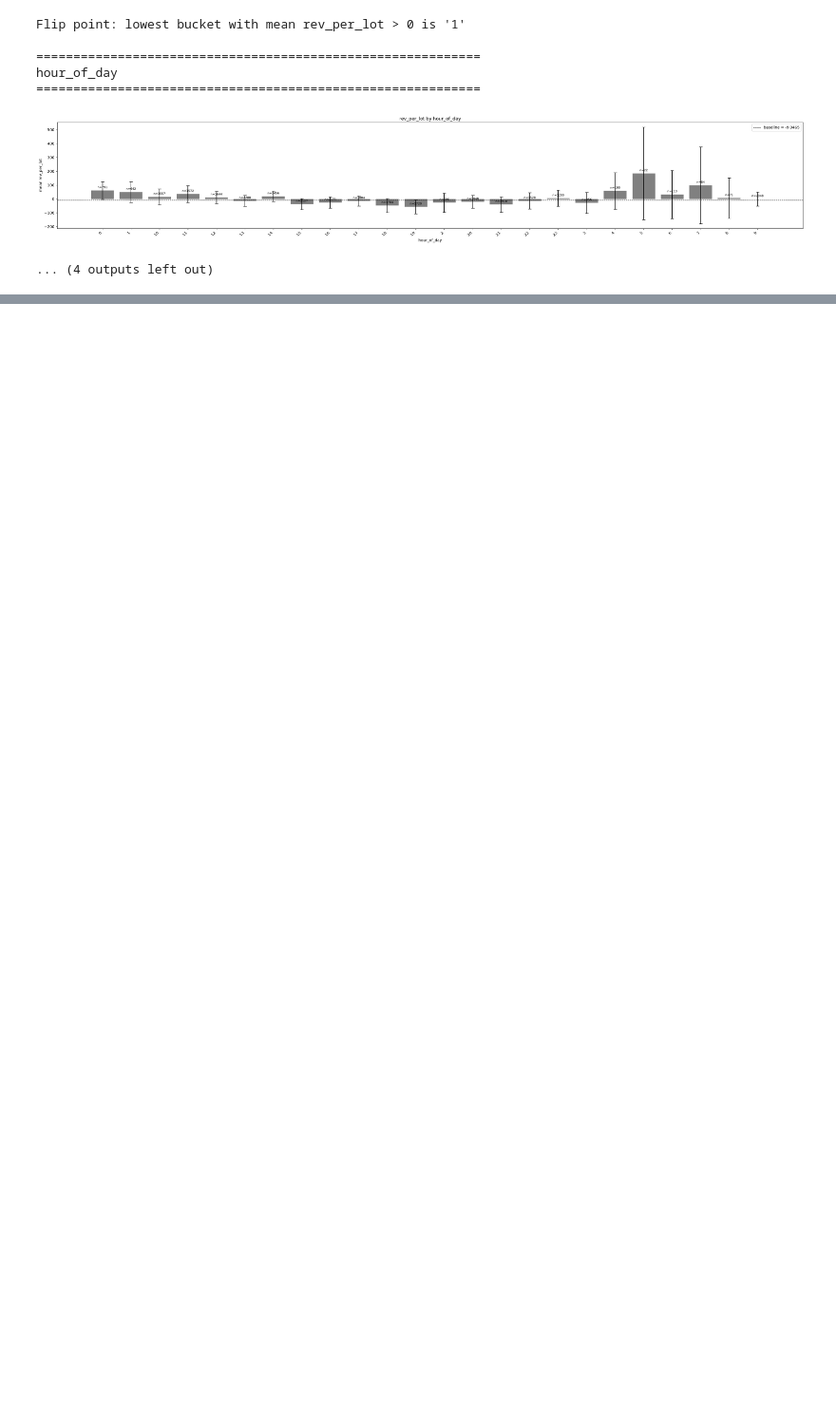
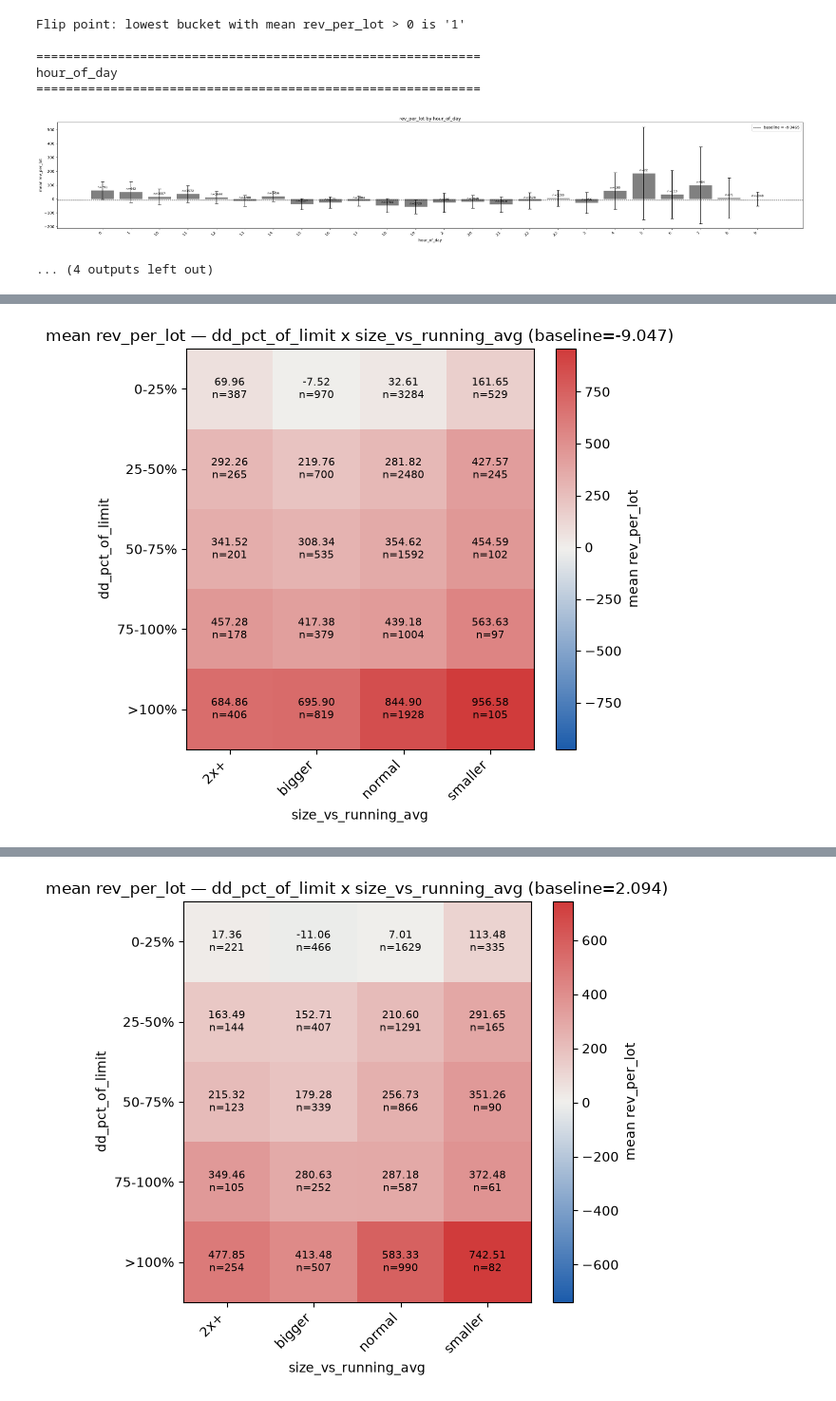
Before and after one commit to aanya006/C22-veNTUre-project, a Jupyter notebook: notebooks/EDA.ipynb, the cells around one changed output, grey strips where cells are left out. Shown at 95% size. Saved outputs shown, nothing was run; the diff lists cells and outputs as text; code cells hidden in the pictures; blank space fills up the shorter version.

```diff
--- a/notebooks/EDA.ipynb
+++ b/notebooks/EDA.ipynb
@@ -876,0 +1507,68 @@ hour_of_day
+# %%
+# Track C: cross-family interaction — dd_pct_of_limit (Track A survivor axis,
+# loss-accumulation family) x size_vs_running_avg (independent family, flat in
+# Method 2's own single-variable sweep). Same bin edges as Method 2.
+
+var_specs["dd_pct_of_limit"] = ([0, .25, .5, .75, 1.0, 100], ["0-25%", "25-50%", "50-75%", "75-100%", ">100%"])
+
+
+def top_row_spread(cell_stats, mean_grid, row_var, col_var, label):
+    top_row_label = mean_grid.index[-1]  # deepest-drawdown bucket, i.e. highest dd_pct_of_limit bin
+    top_row_cells = cell_stats[cell_stats["_row"] == top_row_label].sort_values("_col")
+
+    print(f"\n{'=' * 70}\nWithin top drawdown row ('{top_row_label}') — {label}\n"
+          f"spread of mean rev_per_lot across {col_var} buckets\n{'=' * 70}")
+    print(top_row_cells[["_col", "mean", "n", "ci_low", "ci_high"]].to_string(index=False))
+
+    valid = top_row_cells.dropna(subset=["mean"])
+    spread = valid["mean"].max() - valid["mean"].min()
+    hi = valid.loc[valid["mean"].idxmax()]
+    lo = valid.loc[valid["mean"].idxmin()]
+    overlap = not (hi["ci_low"] > lo["ci_high"] or lo["ci_low"] > hi["ci_high"])
+
+    print(f"\nSpread (max - min mean rev_per_lot) within top drawdown row: {spread:.4f}")
+    print(f"  Highest: {hi['_col']} (mean={hi['mean']:.4f}, CI=[{hi['ci_low']:.4f}, {hi['ci_high']:.4f}], n={int(hi['n'])})")
+    print(f"  Lowest:  {lo['_col']} (mean={lo['mean']:.4f}, CI=[{lo['ci_low']:.4f}, {lo['ci_high']:.4f}], n={int(lo['n'])})")
+
+    if overlap:
+        verdict = "FLAT"
+        print(f"\nVerdict ({label}): FLAT across size — drawdown alone carries the signal; "
+              f"size_vs_running_avg adds nothing extra within high drawdown.")
+    else:
+        verdict = "NOT FLAT"
+        print(f"\nVerdict ({label}): NOT FLAT — size_vs_running_avg meaningfully modulates "
+              f"reversibility even within high drawdown (a real cross-family interaction).")
+
+    return top_row_label, spread, verdict
+
+
+# --- discovery ---
+cell_stats, mean_grid, sum_grid, n_grid, _ = interaction_grid(
+    "dd_pct_of_limit", "size_vs_running_avg", df=discovery_df, label="DISCOVERY"
+)
+plot_heatmap(mean_grid, n_grid, "dd_pct_of_limit", "size_vs_running_avg", discovery_baseline)
+
+hot = hottest_cell(cell_stats, min_n=100)
+if hot is not None:
+    print(f"\nHottest cell (n>=100): dd_pct_of_limit={hot['_row']}, size_vs_running_avg={hot['_col']} "
+          f"-> mean rev_per_lot={hot['mean']:.4f}, n={int(hot['n'])}")
+
+disc_row_label, disc_spread, disc_verdict = top_row_spread(
+    cell_stats, mean_grid, "dd_pct_of_limit", "size_vs_running_avg", "DISCOVERY"
+)
+
+# --- confirm on confirmation_df ---
+cell_stats_conf, mean_grid_conf, sum_grid_conf, n_grid_conf, _ = interaction_grid(
+    "dd_pct_of_limit", "size_vs_running_avg", df=confirmation_df, label="CONFIRMATION"
+)
+plot_heatmap(mean_grid_conf, n_grid_conf, "dd_pct_of_limit", "size_vs_running_avg", confirmation_baseline)
+
+conf_row_label, conf_spread, conf_verdict = top_row_spread(
+    cell_stats_conf, mean_grid_conf, "dd_pct_of_limit", "size_vs_running_avg", "CONFIRMATION"
+)
+
+print(f"\n{'=' * 70}\nTRACK C SUMMARY\n{'=' * 70}")
+print(f"Discovery:    top row='{disc_row_label}', spread={disc_spread:.4f}, verdict={disc_verdict}")
+print(f"Confirmation: top row='{conf_row_label}', spread={conf_spread:.4f}, verdict={conf_verdict}")
+print(f"Consistent across discovery/confirmation: {'YES' if disc_verdict == conf_verdict else 'NO'}")
+# %% [output]
@@ -876,0 +1592 @@ hour_of_day
+[figure, added]
@@ -876,0 +1610 @@ hour_of_day
+[figure, added]
```
Also changed, not shown: parts of 10 cells of this notebook.
